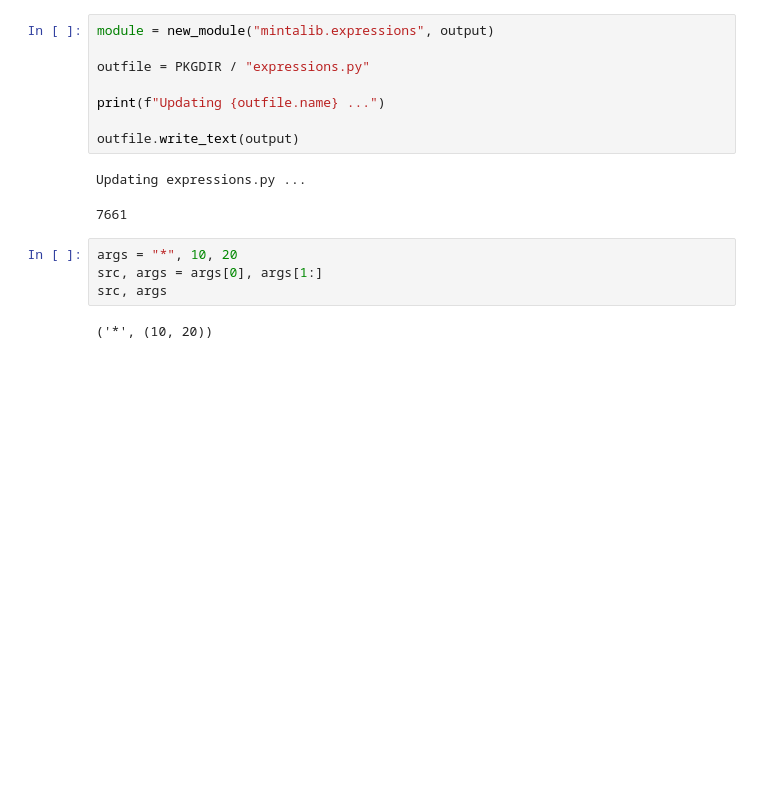
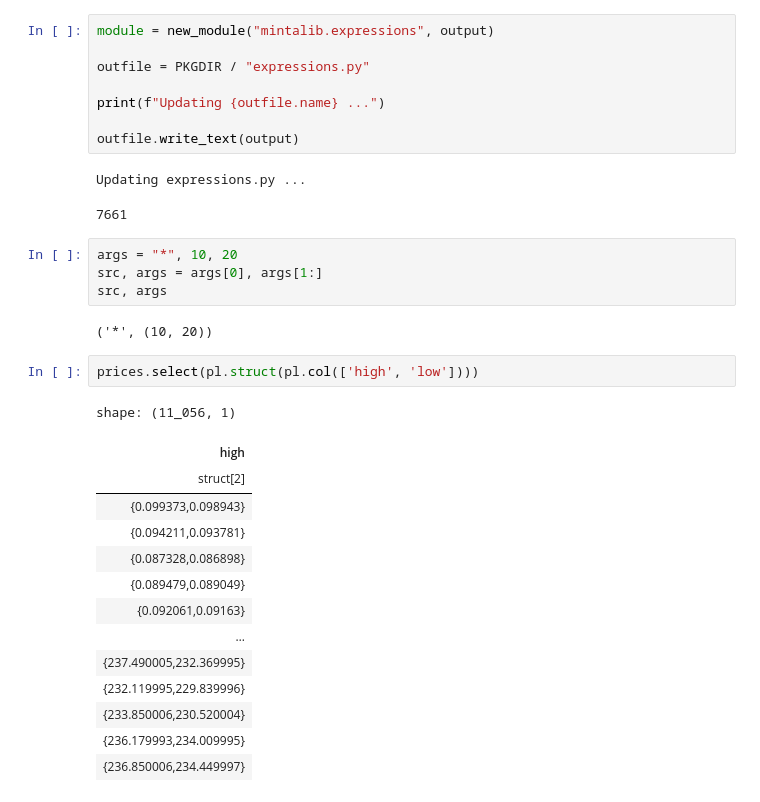
Before and after one commit to furechan/mintalib, a Jupyter notebook: scripts/make-expressions.ipynb, the cells around one changed output. Cells and saved outputs as stored; diff of their text form; blank space fills up the shorter version.

```diff
--- a/scripts/make-expressions.ipynb
+++ b/scripts/make-expressions.ipynb
@@ -390,3 +390,20 @@ src, args = args[0], args[1:]
 src, args
 # %% [output]
 ('*', (10, 20))
+# %%
+prices.select(pl.struct(pl.col(['high', 'low'])))
+# %% [output]
+shape: (11_056, 1)
+| high |
+| struct[2] |
+| {0.099373,0.098943} |
+| {0.094211,0.093781} |
+| {0.087328,0.086898} |
+| {0.089479,0.089049} |
+| {0.092061,0.09163} |
+| … |
+| {237.490005,232.369995} |
+| {232.119995,229.839996} |
+| {233.850006,230.520004} |
+| {236.179993,234.009995} |
+| {236.850006,234.449997} |
```
Also changed, not shown: 2 other files.
